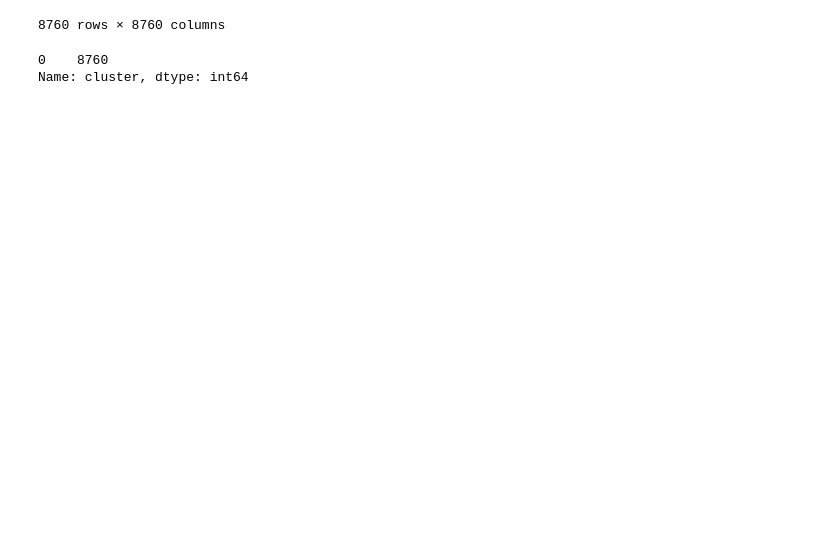
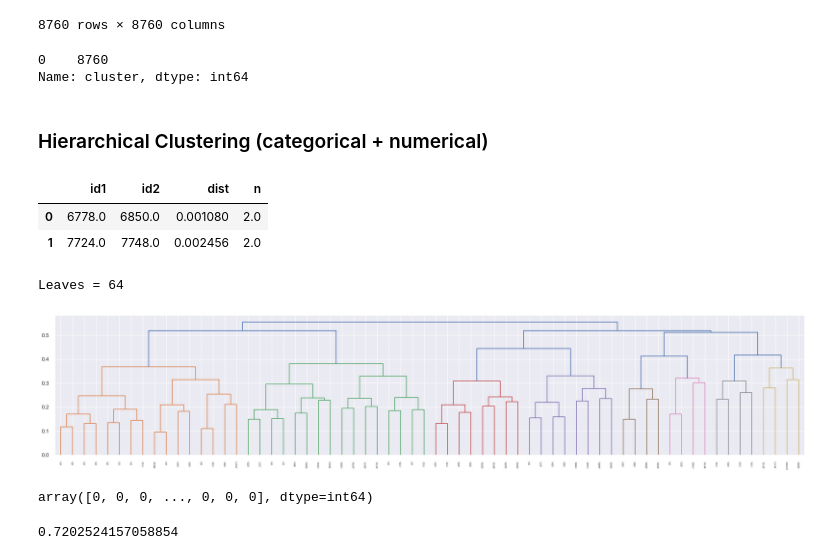
Before and after one commit to Jiian/seoulbike, a Jupyter notebook: clustering_analysis/clustering_analysis.ipynb, the cells around one changed output. Drawn from its saved outputs; the diff is of its cells as text; code cells hidden in the pictures; blank space fills up the shorter version.

```diff
--- a/clustering_analysis/clustering_analysis.ipynb
+++ b/clustering_analysis/clustering_analysis.ipynb
@@ -380,3 +422,5 @@ df_gower.cluster.value_counts(dropna=False)
 # %% [output]
 0    8760
 Name: cluster, dtype: int64
+# %% [markdown]
+### Hierarchical Clustering (categorical + numerical)
@@ -382,0 +431,23 @@ Name: cluster, dtype: int64
+# %%
+gdv = squareform(distance_matrix,force='tovector')
+# output matrix has format [idx1, idx2, dist, sample_count]
+Z = linkage(gdv,method='complete')
+Z_df = pd.DataFrame(Z,columns=['id1','id2','dist','n'])
+Z_df[:2]
+# %% [output]
+|  | id1 | id2 | dist | n |
+| 0 | 6778.0 | 6850.0 | 0.001080 | 2.0 |
+| 1 | 7724.0 | 7748.0 | 0.002456 | 2.0 |
+# %%
+fig,axs = plt.subplots(1,1,figsize=(25,5))
+dn = dendrogram(Z, truncate_mode='level',p=5, show_leaf_counts=True,ax=axs);
+print(f"Leaves = {len(dn['leaves'])}")
+plt.show()
+# %% [output]
+Leaves = 64
+[figure, added]
+# %%
+cluster = AgglomerativeClustering(n_clusters = 3, affinity = 'precomputed', linkage ='average')
+cluster.fit_predict(distance_matrix)
+# %% [output]
+array([0, 0, 0, ..., 0, 0, 0], dtype=int64)
@@ -382,0 +458,4 @@ Name: cluster, dtype: int64
+# %%
+c
+# %% [output]
+0.7202524157058854
```
Also changed, not shown: parts of 24 cells of this notebook.
